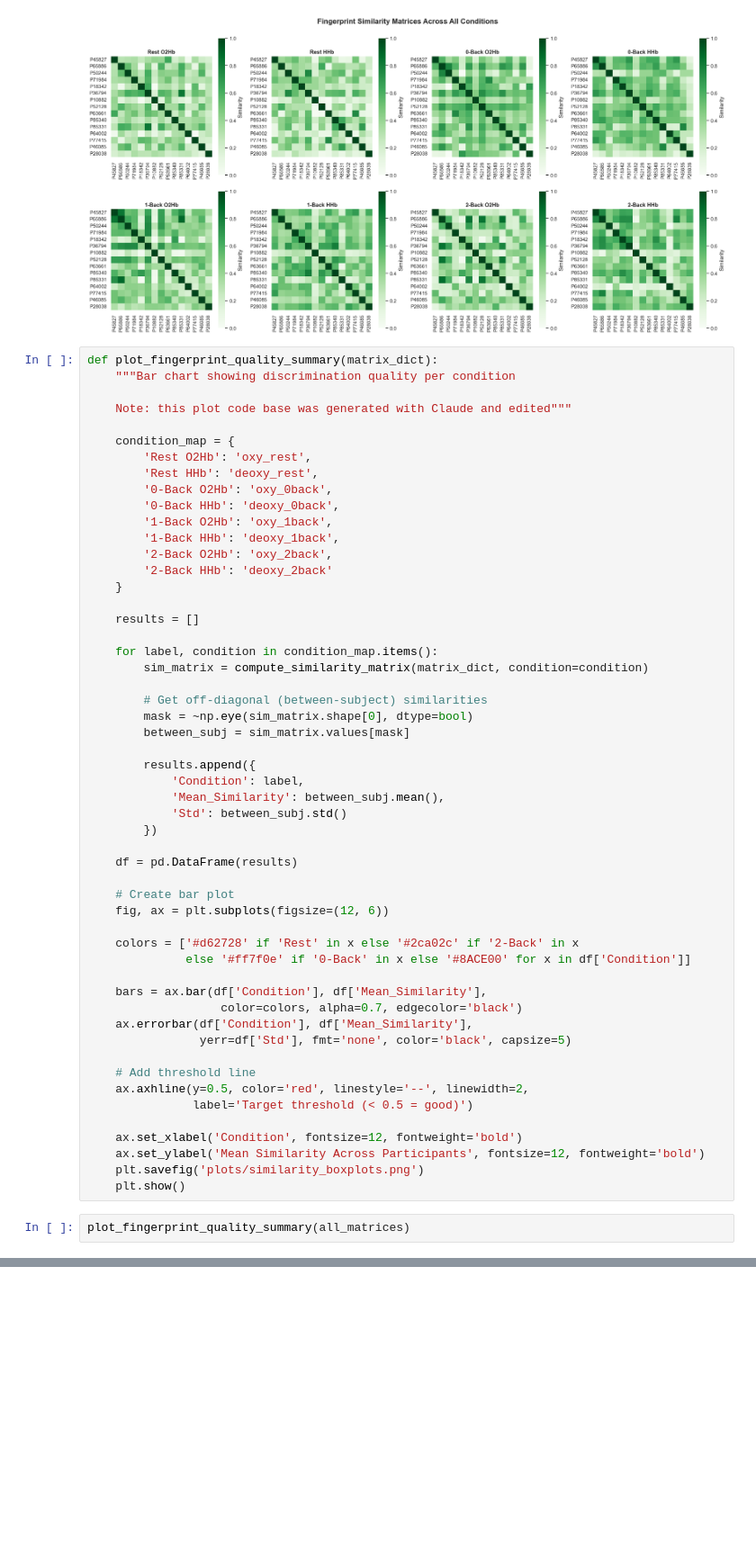
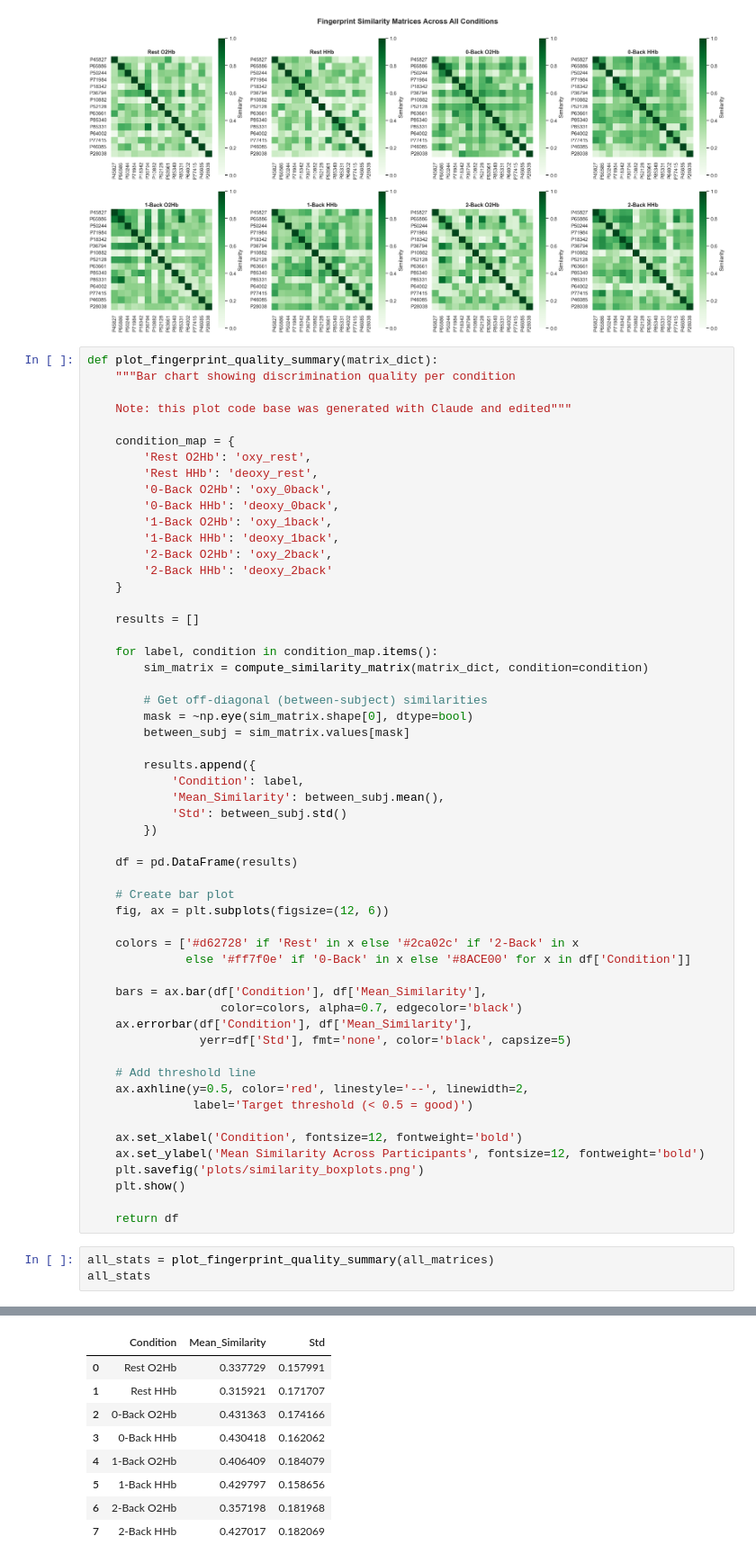
Before and after one commit to asheaffe/cs166-final-project, a Jupyter notebook: fnirs_fingerprint.ipynb, the cells around one changed output, grey strips where cells are left out. Shown at 90% size. Drawn from its saved outputs; the diff is of its cells as text; blank space fills up the shorter version.

```diff
--- a/fnirs_fingerprint.ipynb
+++ b/fnirs_fingerprint.ipynb
@@ -337,10 +494,22 @@ def plot_fingerprint_quality_summary(matrix_dict):
     ax.set_ylabel('Mean Similarity Across Participants', fontsize=12, fontweight='bold')
     plt.savefig('plots/similarity_boxplots.png')
     plt.show()
+
+    return df
 # %%
-plot_fingerprint_quality_summary(all_matrices)
+all_stats = plot_fingerprint_quality_summary(all_matrices)
+all_stats
 # %% [output]
 [figure]
+|  | Condition | Mean_Similarity | Std |
+| 0 | Rest O2Hb | 0.337729 | 0.157991 |
+| 1 | Rest HHb | 0.315921 | 0.171707 |
+| 2 | 0-Back O2Hb | 0.431363 | 0.174166 |
+| 3 | 0-Back HHb | 0.430418 | 0.162062 |
+| 4 | 1-Back O2Hb | 0.406409 | 0.184079 |
+| 5 | 1-Back HHb | 0.429797 | 0.158656 |
+| 6 | 2-Back O2Hb | 0.357198 | 0.181968 |
+| 7 | 2-Back HHb | 0.427017 | 0.182069 |
 # %%
 def plot_key_conditions(matrix_dict):
     """Show only the most informative conditions
```
Also changed, not shown: parts of 2 cells of this notebook, 1 other file.
